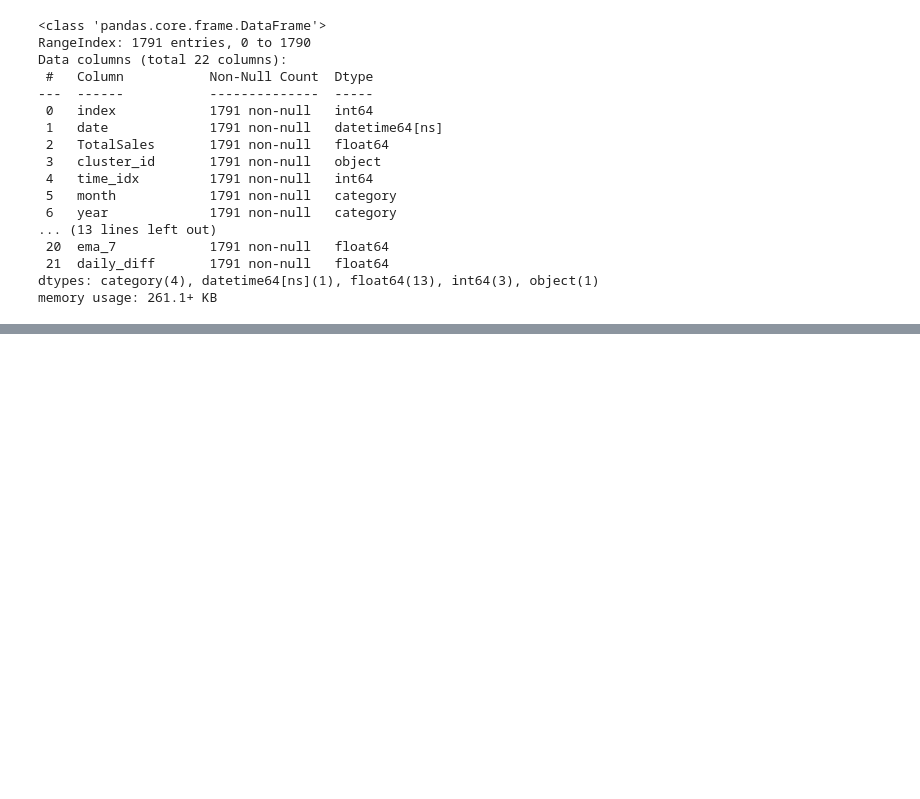
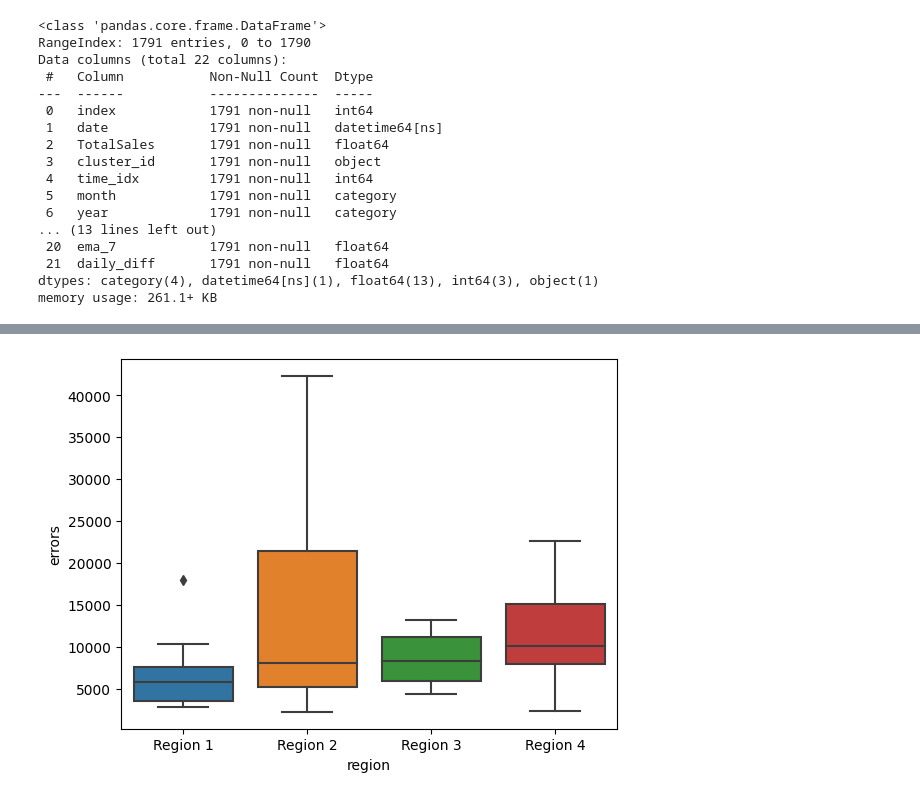
Before and after one commit to Gaurav0502/daily-sales-forecasting, a Jupyter notebook: modelling.ipynb, the cells around one changed output, grey strips where cells are left out. Saved outputs shown, nothing was run; the diff lists cells and outputs as text; code cells hidden in the pictures; blank space fills up the shorter version.

Commit message:
update modelling.ipynb: preliminary results for tft

```diff
--- a/modelling.ipynb
+++ b/modelling.ipynb
@@ -83,0 +216,15 @@ memory usage: 261.1+ KB
+# %%
+TFTConfigs(
+    lr = 0.00018211,
+    hidden_size = 16,
+    dropout = 0.287617
+)
+
+tft = TFT(
+    data = data,
+    configs = {
+        "cross_validation": CrossValConfigs(),
+        "dataset": DataSetConfigs(),
+        "tft": TFTConfigs()
+    }
+)
@@ -83,0 +236,6 @@ memory usage: 261.1+ KB
+# %%
+e = Evaluator(tft.cv_results)
+# %%
+e.forecast_error_by_region(regions = 4)
+# %% [output]
+[figure, added]
```
Also changed, not shown: parts of 7 cells of this notebook.
